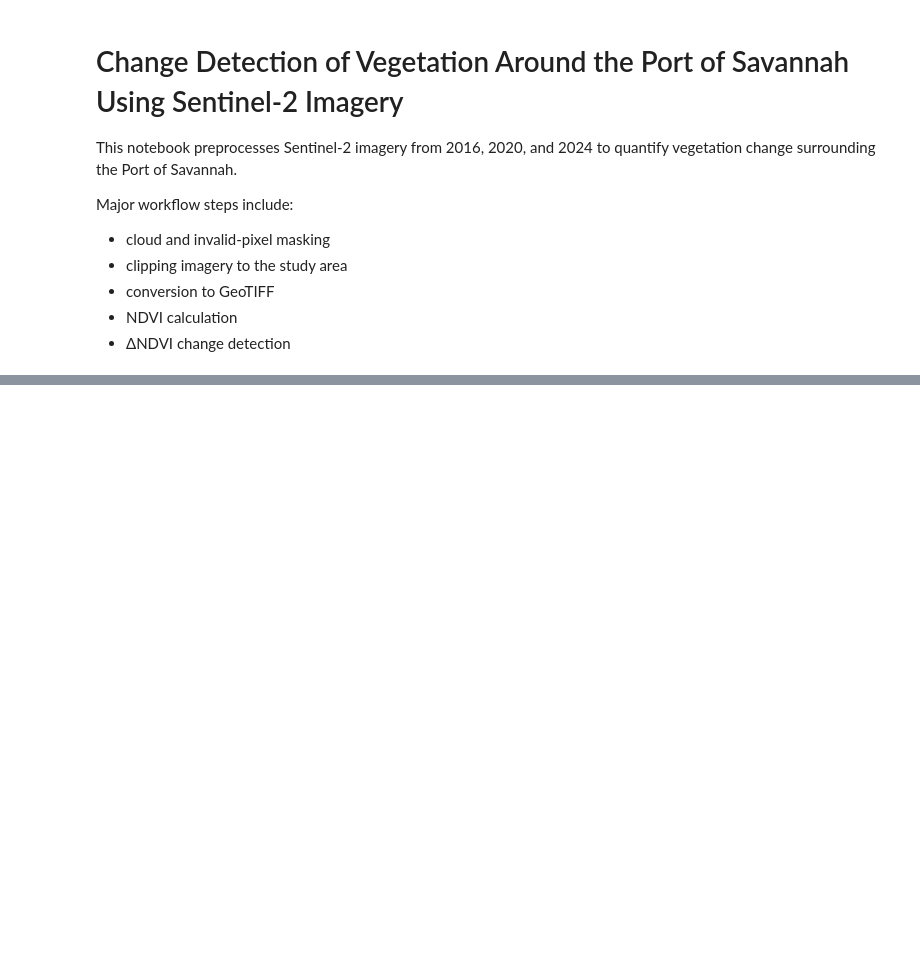
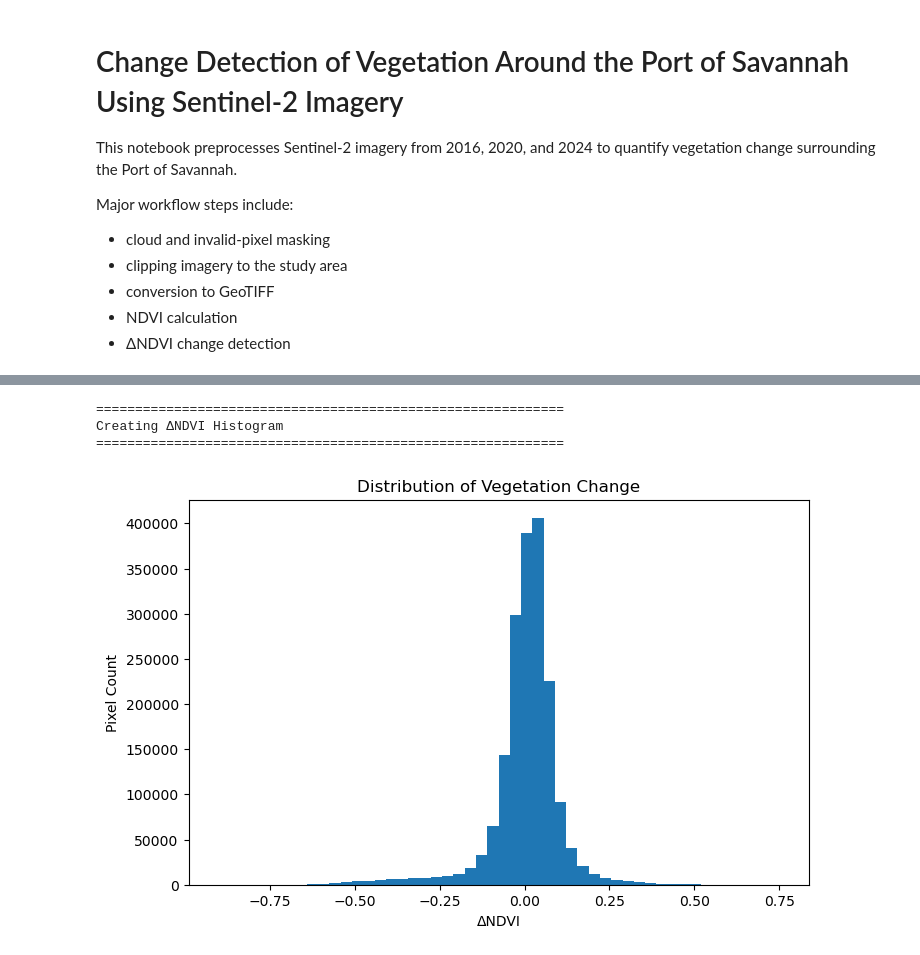
Before and after one commit to jb-geo/savannah-port-change-detection, a Jupyter notebook: notebooks/raster_analysis.ipynb, the cells around one changed output, grey strips where cells are left out. Drawn from its saved outputs; the diff is of its cells as text; code cells hidden in the pictures; blank space fills up the shorter version.

```diff
--- a/notebooks/raster_analysis.ipynb
+++ b/notebooks/raster_analysis.ipynb
@@ -311,0 +159,9 @@ print("✅ ΔNDVI (2016 → 2024) created successfully")
+# %%
+def print_step(message):
+    """
+    Print a formatted processing message.
+    """
+
+    print(f"\n{'=' * 60}")
+    print(message)
+    print(f"{'=' * 60}")
@@ -311,0 +621,27 @@ print("✅ ΔNDVI (2016 → 2024) created successfully")
+# %%
+print_step("Creating ΔNDVI Histogram")
+
+valid = delta[np.isfinite(delta)]
+
+plt.figure(figsize=(8,5))
+
+plt.hist(valid, bins=50)
+
+plt.xlabel("ΔNDVI")
+
+plt.ylabel("Pixel Count")
+
+plt.title("Distribution of Vegetation Change")
+
+plt.savefig(
+    FIGURE_DIR / "delta_histogram.png",
+    dpi=300,
+    bbox_inches="tight"
+)
+
+plt.show()
+# %% [output]
+============================================================
+Creating ΔNDVI Histogram
+============================================================
+[figure, added]
```
Also changed, not shown: parts of 39 cells of this notebook, 6 other files.
